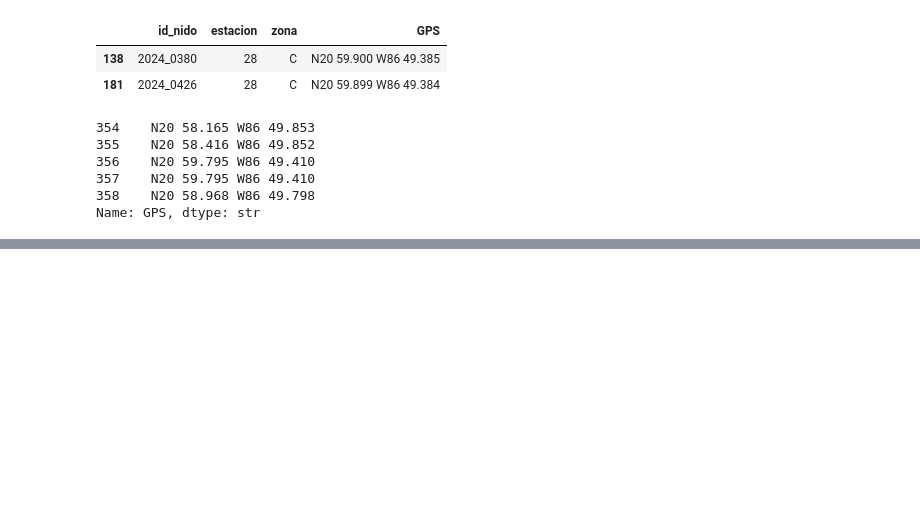
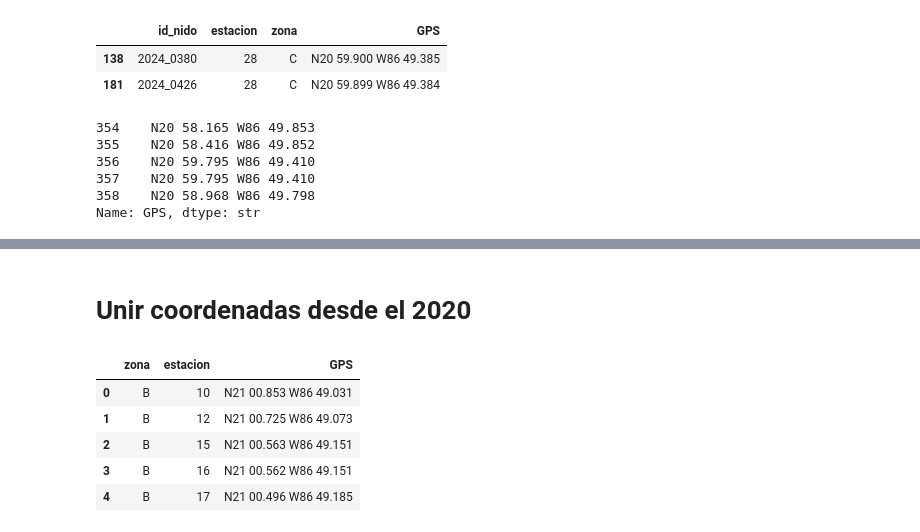
Before and after one commit to jachs182/PT_Tortiugas, a Jupyter notebook: Notebooks/JoinData.ipynb, the cells around one changed output, grey strips where cells are left out. Cells and saved outputs as stored; diff of their text form; code cells hidden in the pictures; blank space fills up the shorter version.

```diff
--- a/Notebooks/JoinData.ipynb
+++ b/Notebooks/JoinData.ipynb
@@ -168,2 +168,21 @@ Name: GPS, dtype: str
 # %%
 #df_2024.to_csv("/Users/antonio/Desktop/PT_Tortugas/Data/Data_2024.csv")
+# %% [markdown]
+# Unir coordenadas desde el 2020
+# %%
+import pandas as pd
+import numpy as np
+
+# 1. Crear el diccionario de referencia (Catálogo de 2024)
+# Agrupamos por zona y estación y tomamos el primer valor de GPS que encontremos
+df_referencia = df_final[df_final['year'] == 2024].dropna(subset=['GPS'])
+df_referencia = df_referencia.groupby(['zona', 'estacion'])['GPS'].first().reset_index()
+
+df_referencia.head()
+# %% [output]
+|  | zona | estacion | GPS |
+| 0 | B | 10 | N21 00.853 W86 49.031 |
+| 1 | B | 12 | N21 00.725 W86 49.073 |
+| 2 | B | 15 | N21 00.563 W86 49.151 |
+| 3 | B | 16 | N21 00.562 W86 49.151 |
+| 4 | B | 17 | N21 00.496 W86 49.185 |
```
Also changed, not shown: parts of 13 cells of this notebook, 5 other files.
